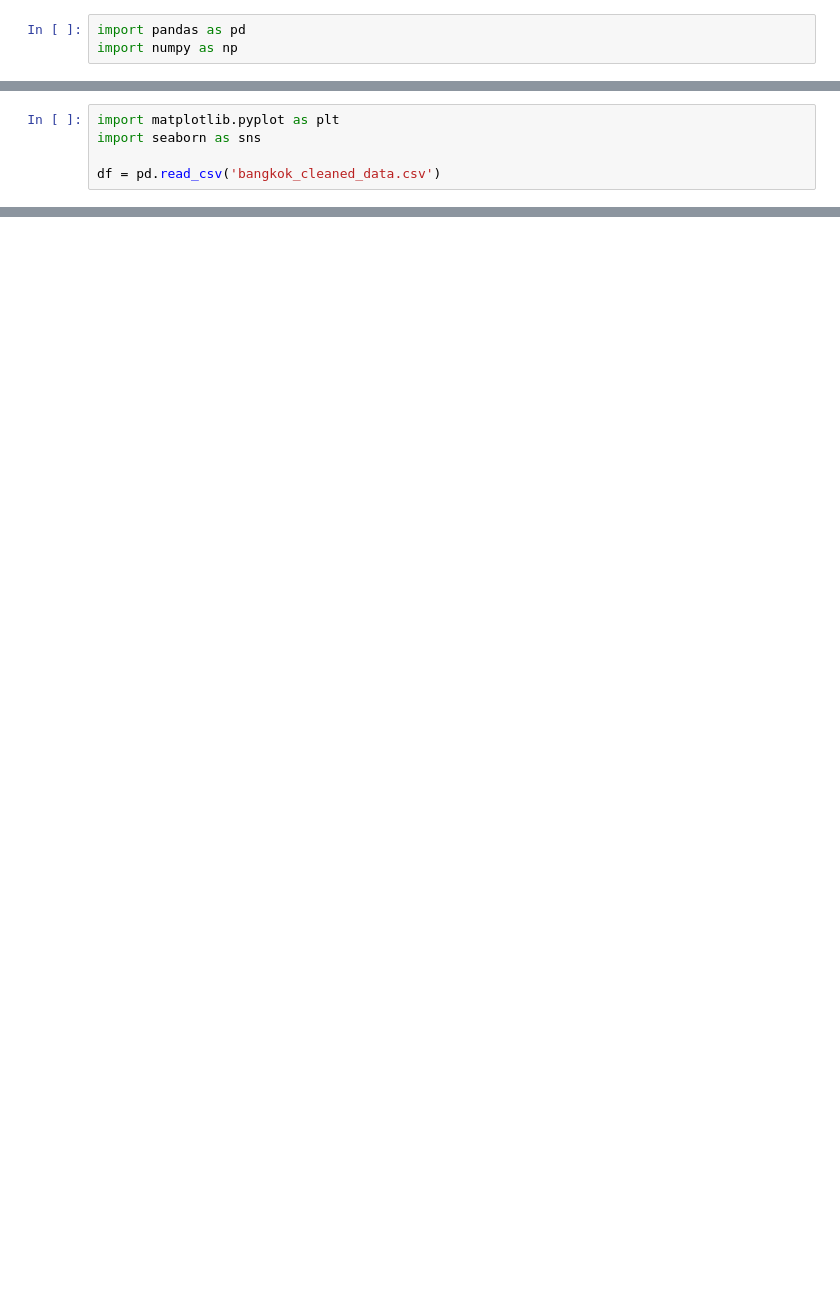
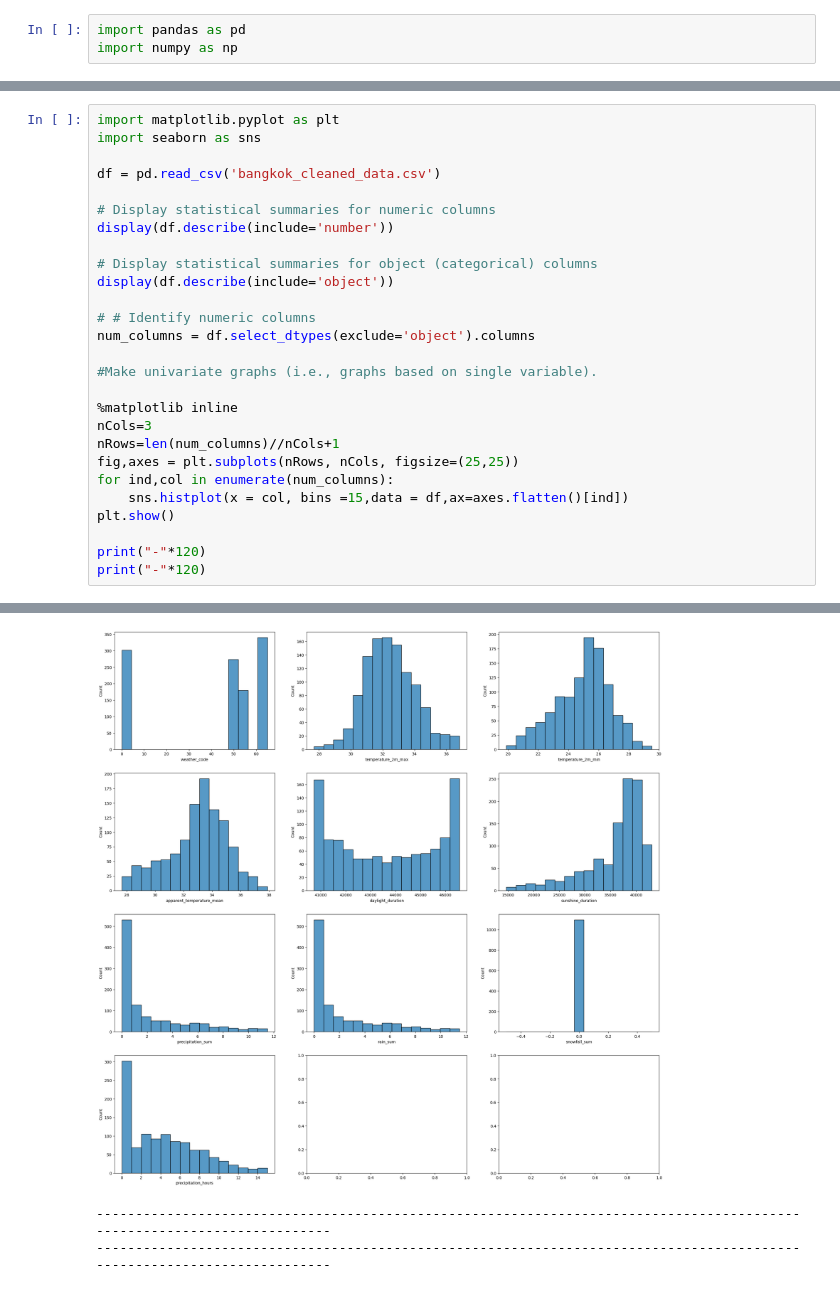
Before and after one commit to jpbeerhold/data-analysis-plotting-tool, a Jupyter notebook: docs/source/notebooks/code.ipynb, the cells around one changed output, grey strips where cells are left out. Saved outputs shown, nothing was run; the diff lists cells and outputs as text; blank space fills up the shorter version.

Commit message:
code update bangkok

```diff
--- a/docs/source/notebooks/code.ipynb
+++ b/docs/source/notebooks/code.ipynb
@@ -149,8 +152,31 @@ snowfall_sum                 0
 2                0.0       0.0           0.0                  0.0
 3                0.0       0.0           0.0                  0.0
 4                0.0       0.0           0.0                  0.0
-# %%
-import matplotlib.pyplot as plt
-import seaborn as sns
-
-df = pd.read_csv('bangkok_cleaned_data.csv')
+# %%
+import matplotlib.pyplot as plt
+import seaborn as sns
+
+df = pd.read_csv('bangkok_cleaned_data.csv')
+
+# Display statistical summaries for numeric columns
+display(df.describe(include='number'))
+
+# Display statistical summaries for object (categorical) columns
+display(df.describe(include='object'))
+
+# # Identify numeric columns
+num_columns = df.select_dtypes(exclude='object').columns
+
+#Make univariate graphs (i.e., graphs based on single variable).
+
+%matplotlib inline
+nCols=3
+nRows=len(num_columns)//nCols+1
+fig,axes = plt.subplots(nRows, nCols, figsize=(25,25))
+for ind,col in enumerate(num_columns):
+    sns.histplot(x = col, bins =15,data = df,ax=axes.flatten()[ind])
+plt.show()
+
+print("-"*120)
+print("-"*120)
+# %% [output]
@@ -156,0 +197,3 @@ df = pd.read_csv('bangkok_cleaned_data.csv')
+[figure, added]
+------------------------------------------------------------------------------------------------------------------------
+------------------------------------------------------------------------------------------------------------------------
```
Also changed, not shown: parts of 8 cells of this notebook.
